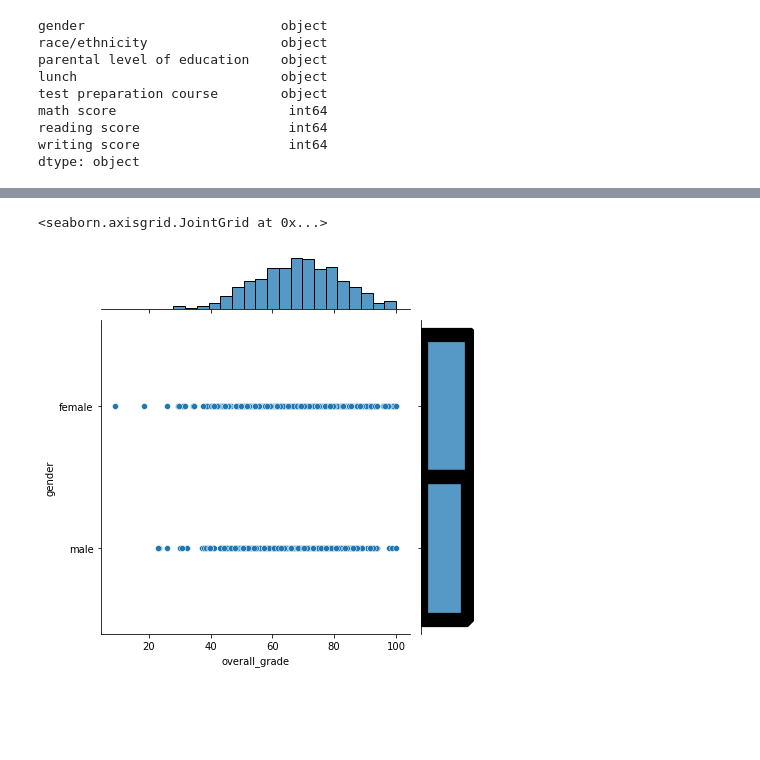
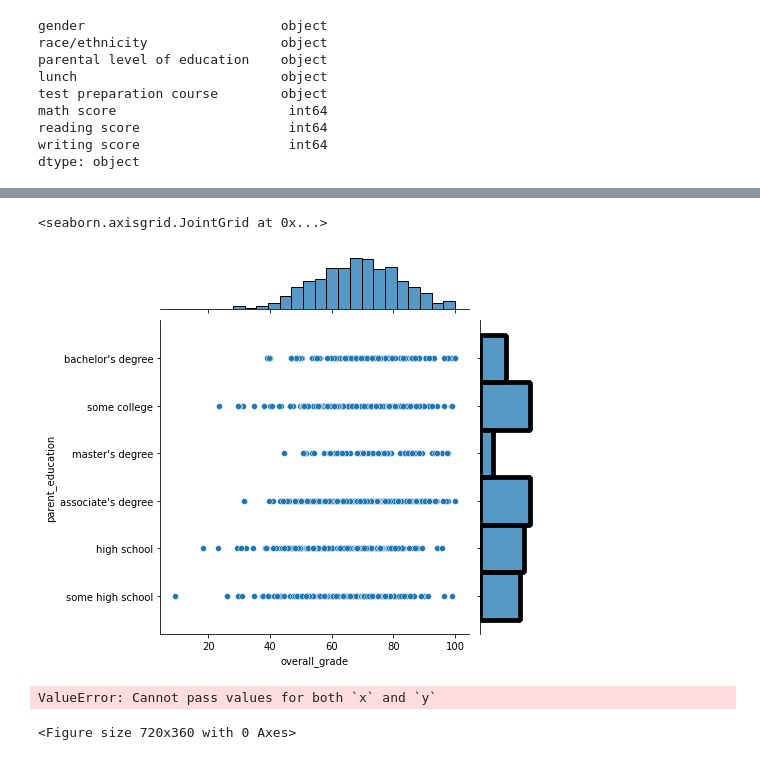
Before and after one commit to DesireeMcElroy/student-performance-project, a Jupyter notebook: student_performance.ipynb, the cells around one changed output, grey strips where cells are left out. Saved outputs shown, nothing was run; the diff lists cells and outputs as text; code cells hidden in the pictures; blank space fills up the shorter version.

```diff
--- a/student_performance.ipynb
+++ b/student_performance.ipynb
@@ -179,5 +181,11 @@ sns.pairplot(df, hue='test_prep_taken');
 # %%
-sns.jointplot(data=df, x='overall_grade', y='gender')
+sns.jointplot(data=df, x='overall_grade', y='parent_education')
 # %% [output]
 <seaborn.axisgrid.JointGrid at 0x...>
-[figure, old version]
+[figure, new version]
+# %%
+plt.figure(figsize=(10, 5))
+sns.countplot(data=df, x='overall_grade', hue='parent_education', palette="Set2");
+# %% [output]
+ValueError: Cannot pass values for both `x` and `y`
+<Figure size 720x360 with 0 Axes>
```
Also changed, not shown: parts of 13 cells of this notebook.
